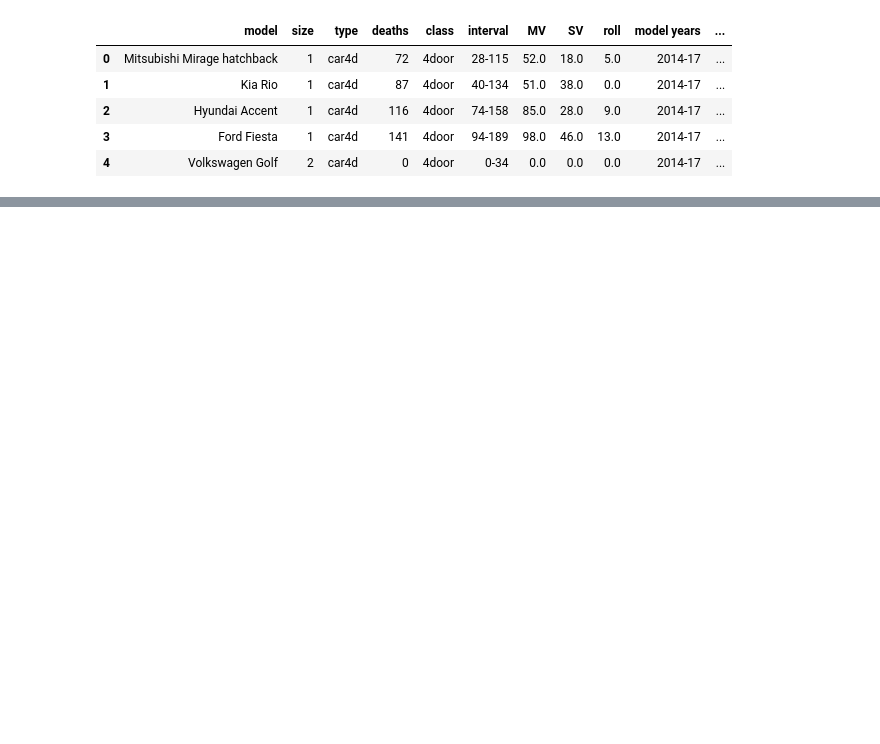
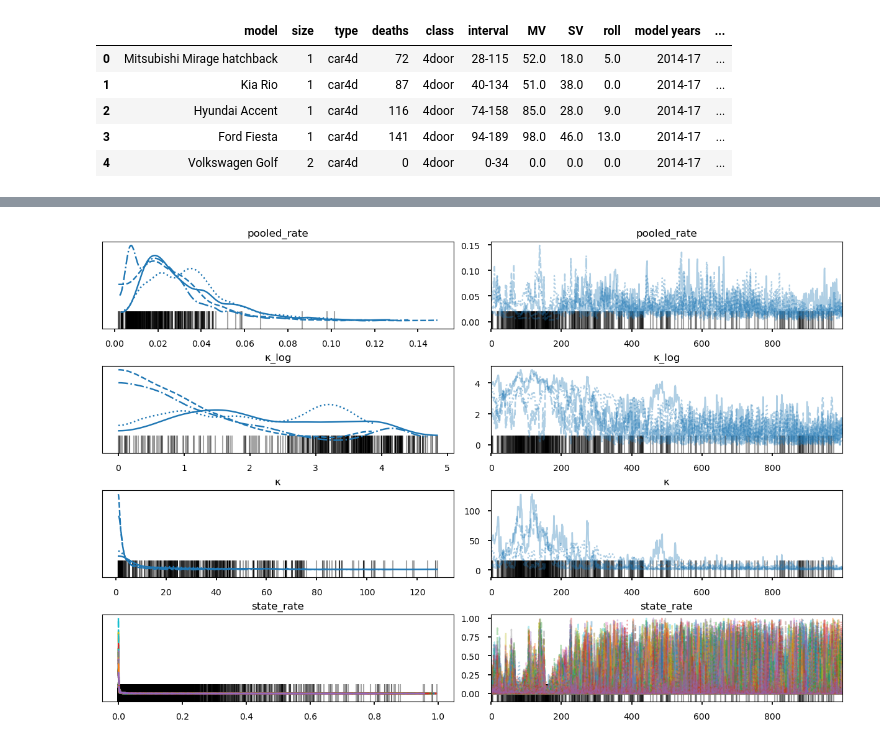
Before and after one commit to ursk/driving_fatalities, a Jupyter notebook: iihs_fatalities.ipynb, the cells around one changed output, grey strips where cells are left out. Saved outputs shown, nothing was run; the diff lists cells and outputs as text; code cells hidden in the pictures; blank space fills up the shorter version.

```diff
--- a/iihs_fatalities.ipynb
+++ b/iihs_fatalities.ipynb
@@ -17,0 +47,23 @@ df.head()
+# %%
+def car_model(miles, fatalities):  # , google_miles=.77, google_fatalities=2/1000
+    with pm.Model() as model:
+        pooled_rate = pm.Uniform('pooled_rate', lower=0.0, upper=1.0)
+        κ_log = pm.Exponential('κ_log', lam=1.5)
+        κ = pm.Deterministic('κ', at.exp(κ_log))
+
+        state_rate = pm.Beta('state_rate',
+                             alpha=pooled_rate*κ,
+                             beta=(1.0-pooled_rate)*κ,
+                             shape=len(fatalities))
+        observed_fatalities = pm.Poisson('y', mu=state_rate*miles, observed=fatalities)
+
+        # google_rate = pm.Beta('google_rate',
+        #                       alpha=pooled_rate*κ,
+        #                       beta=(1.0-pooled_rate)*κ)
+        # observed_google_fatalities = pm.Poisson('y_new',
+        #                                         mu=google_miles*google_rate,
+        #                                         observed=google_fatalities)
+    return model
+# %%
+with car_model(miles_e6, fatalities):
+    trace = pm.sample(10000)  # , njobs=4
@@ -17,0 +78,4 @@ df.head()
+# %%
+pm.plot_trace(trace);
+# %% [output]
+[figure, added]
```
Also changed, not shown: parts of 8 cells of this notebook.
